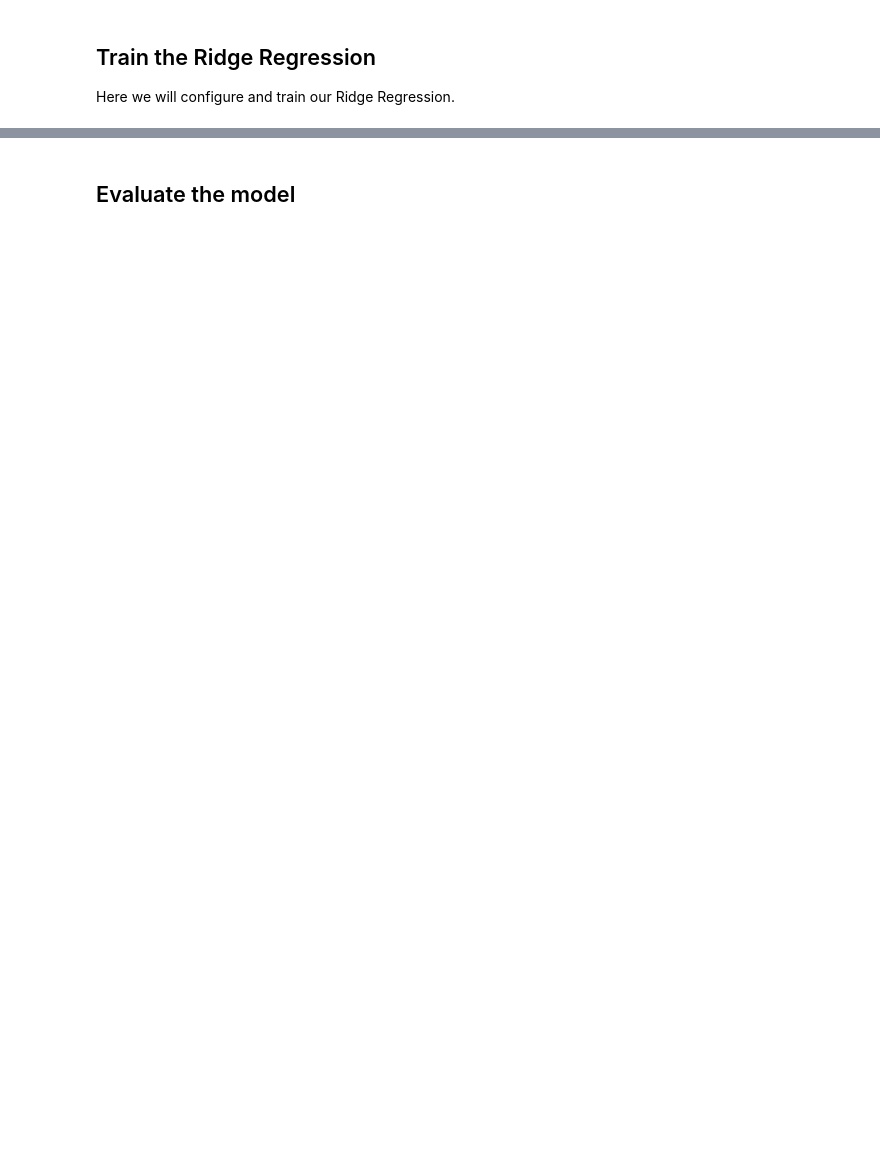
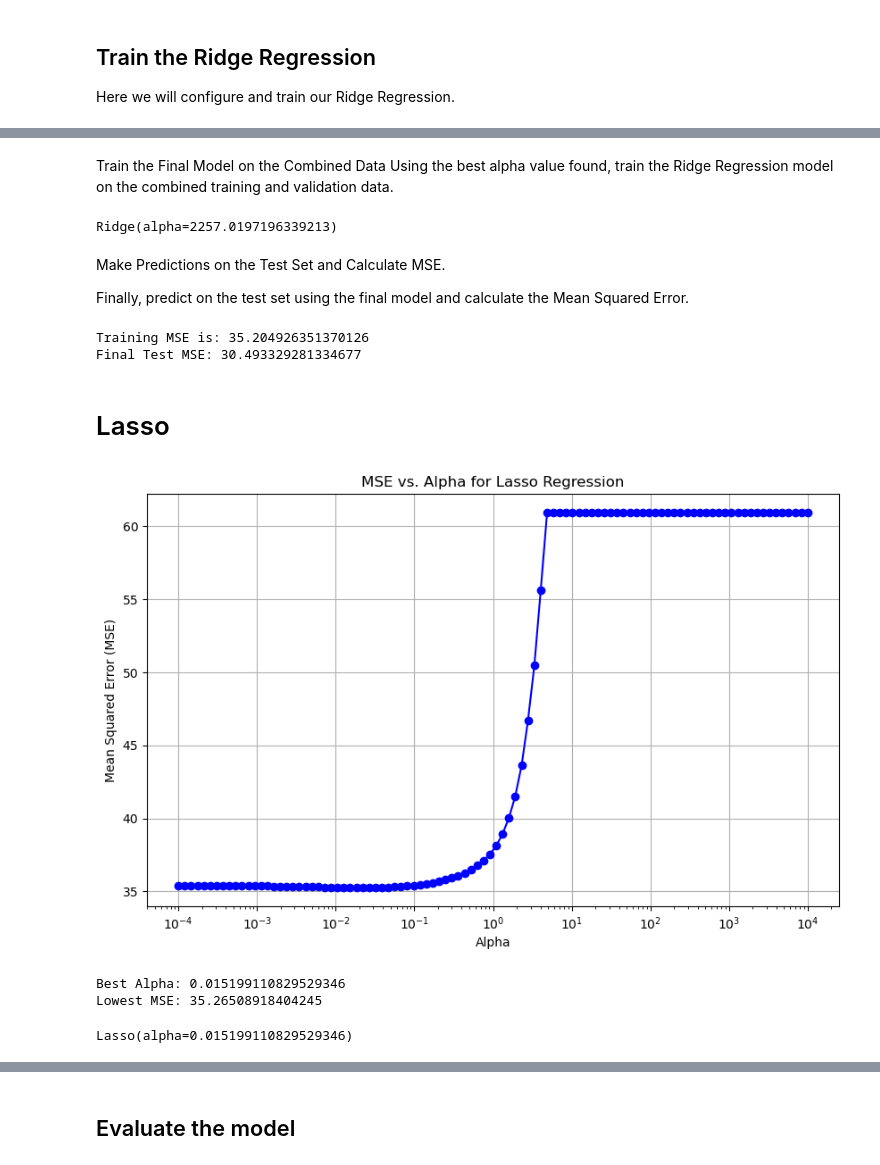
Before and after one commit to GiuliaGGG/Hyperlocal-Air-Quality-Prediction-in-Dublin, a Jupyter notebook: 5a-Ridge-Regression.ipynb, the cells around one changed output, grey strips where cells are left out. Drawn from its saved outputs; the diff is of its cells as text; code cells hidden in the pictures; blank space fills up the shorter version.

```diff
--- a/5a-Ridge-Regression.ipynb
+++ b/5a-Ridge-Regression.ipynb
@@ -81,0 +369,57 @@ NameError: name 'Ridge' is not defined
+# %% [markdown]
+Train the Final Model on the Combined Data Using the best alpha value found, train the Ridge Regression model on the combined training and validation data.
+# %%
+final_model = Ridge(alpha=best_alpha)
+final_model.fit(X_train_val, y_train_val)
+# %% [output]
+Ridge(alpha=2257.0197196339213)
+# %% [markdown]
+Make Predictions on the Test Set and Calculate MSE.
+
+Finally, predict on the test set using the final model and calculate the Mean Squared Error.
+# %%
+y_test_pred_ridge = final_model.predict(Xtest)  # Predict on the test set
+final_test_mse_ridge = mean_squared_error(ytest, y_test_pred_ridge)  # Calculate MSE on the test set
+print(f"Training MSE is: {best_mse}") # the mse that you get with the best alpha.
+print(f"Final Test MSE: {final_test_mse_ridge}")
+# %% [output]
+Training MSE is: 35.204926351370126
+Final Test MSE: 30.493329281334677
+# %% [markdown]
+# Lasso
+# %%
+alphas = np.logspace(-4, 4, 100)
+# %%
+alpha_values = []
+mse_values = []
+best_alpha = None
+lowest_mse = np.inf
+
+for alpha in alphas:
+    model = Lasso(alpha=alpha)
+    model.fit(Xtrain_1, ytrain_1)
+    y_pred = model.predict(Xval)
+    mse = mean_squared_error(yval, y_pred)
+
+    alpha_values.append(alpha)
+    mse_values.append(mse)
+
+    if mse < lowest_mse:
+        best_alpha = alpha
+        lowest_mse = mse
+# %%
+plt.figure(figsize=(10, 6))
+plt.semilogx(alpha_values, mse_values, marker='o', linestyle='-', color='b')
+plt.xlabel('Alpha')
+plt.ylabel('Mean Squared Error (MSE)')
+plt.title('MSE vs. Alpha for Lasso Regression')
+plt.grid(True)
+plt.show()
+# %% [output]
+[figure, added]
+# %%
+print(f"Best Alpha: {best_alpha}")
+print(f"Lowest MSE: {lowest_mse}")
+# %% [output]
+Best Alpha: 0.015199110829529346
+Lowest MSE: 35.26508918404245
@@ -81,0 +431,4 @@ NameError: name 'Ridge' is not defined
+# %%
+final_lasso_model.fit(X_train_val, y_train_val)
+# %% [output]
+Lasso(alpha=0.015199110829529346)
```
Also changed, not shown: parts of 55 cells of this notebook, 1 other file.
